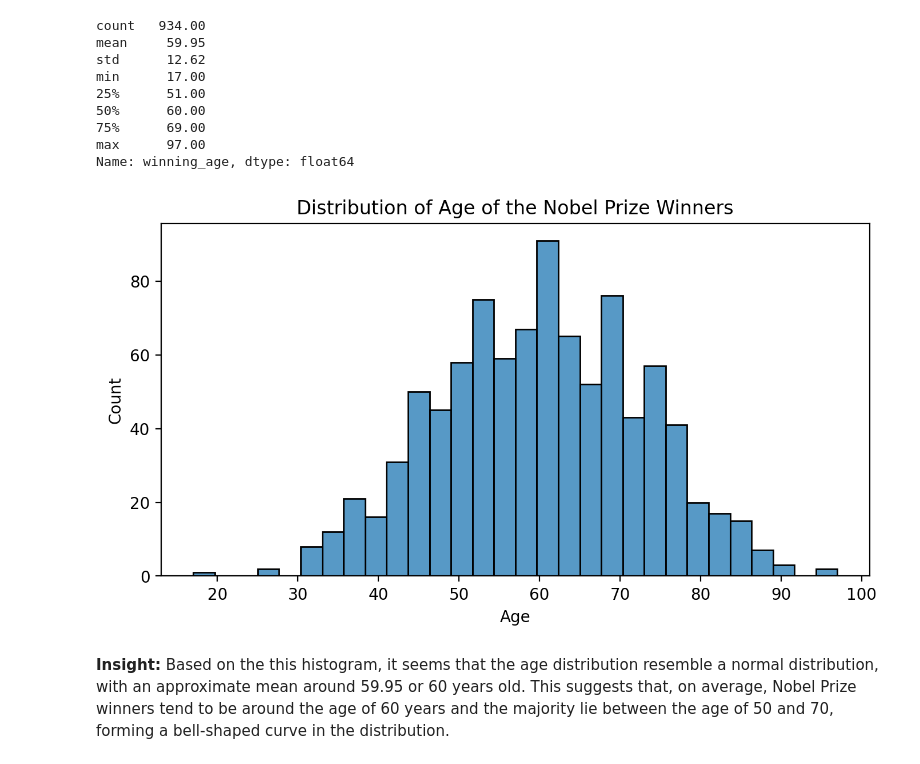
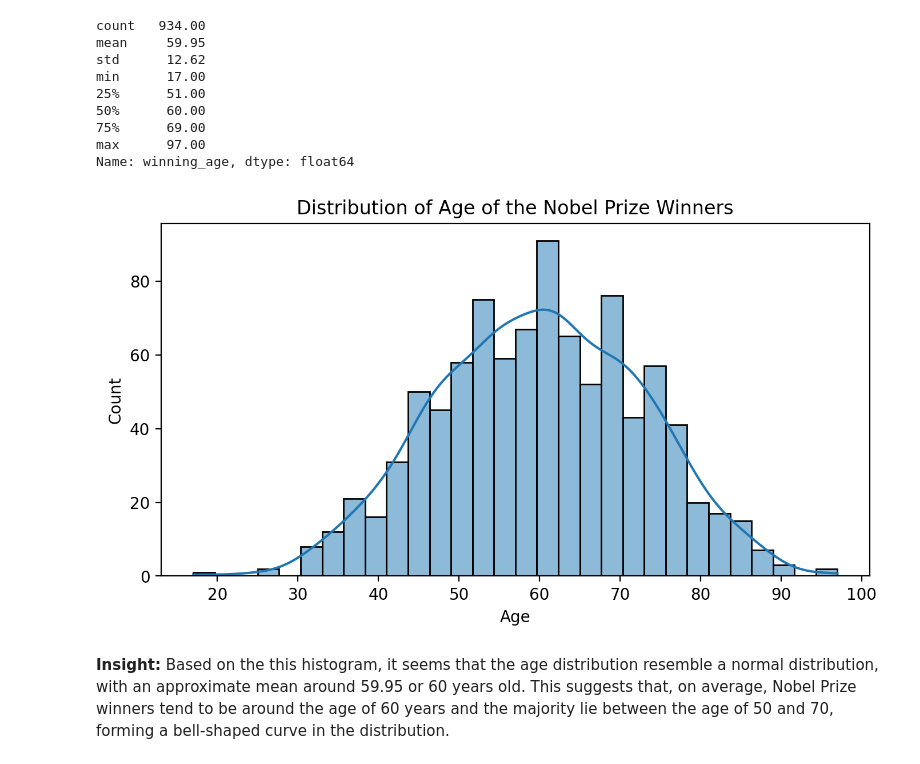
Before and after one commit to Toya-33/Data-Project-Python, a Jupyter notebook: Nobel Prize Analysis/Nobel_Prize_Analysis.ipynb, the cells around one changed output. Drawn from its saved outputs; the diff is of its cells as text; code cells hidden in the pictures.

```diff
--- a/Nobel Prize Analysis/Nobel_Prize_Analysis.ipynb
+++ b/Nobel Prize Analysis/Nobel_Prize_Analysis.ipynb
@@ -748,15 +772,16 @@ Name: winning_age, dtype: float64
 # %%
 plt.figure(figsize=(8,4), dpi = 200)
 sns.histplot(
     data = df_data,
     x = df_data.winning_age,
-    bins = 30
+    bins = 30,
+    kde = True
 )
 plt.xlabel('Age')
 plt.title('Distribution of Age of the Nobel Prize Winners')
 plt.show()
 # %% [output]
-[figure, old version]
+[figure, new version]
 # %% [markdown]
 **Insight:** Based on the this histogram, it seems that the age distribution resemble a normal distribution, with an approximate mean around 59.95 or 60 years old. This suggests that, on average, Nobel Prize winners tend to be around the age of 60 years and the majority lie between the age of 50 and 70, forming a bell-shaped curve in the distribution.
 # %% [markdown]
```
Also changed, not shown: parts of 14 cells of this notebook.
